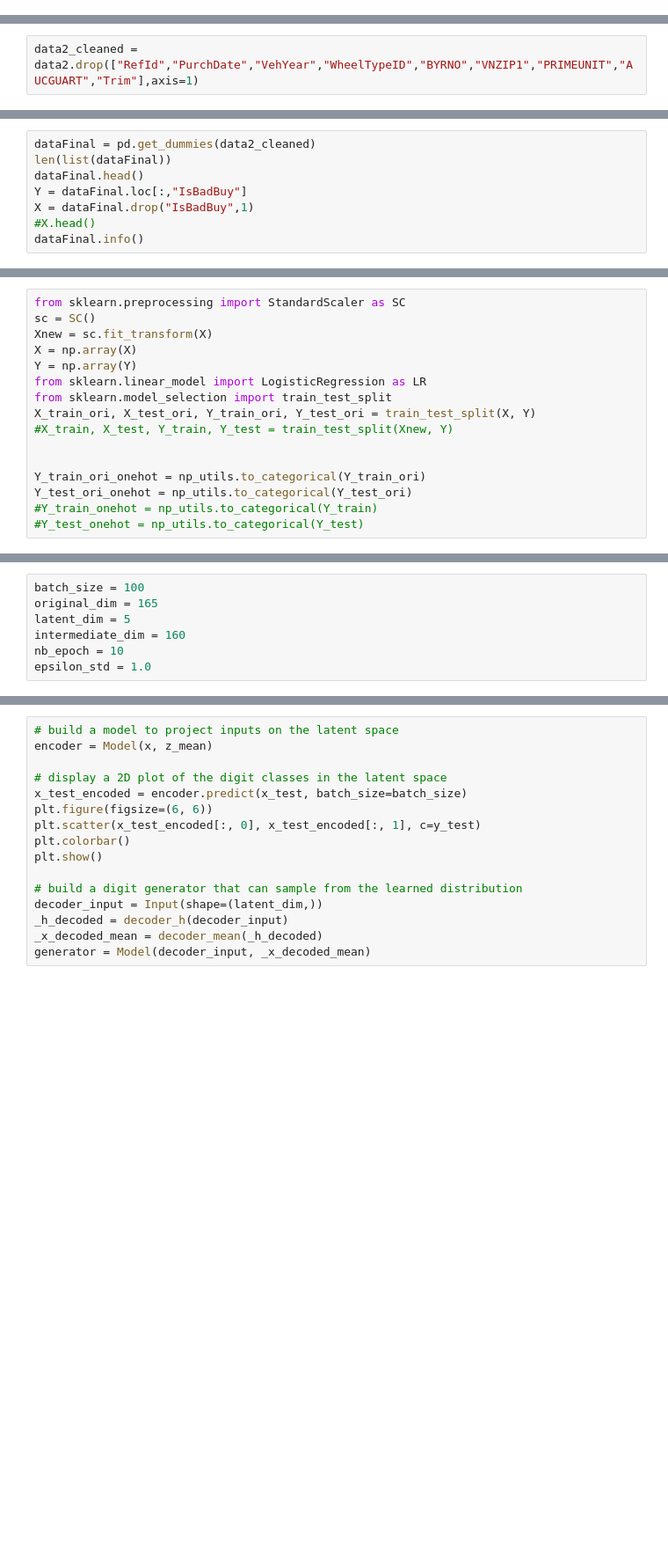
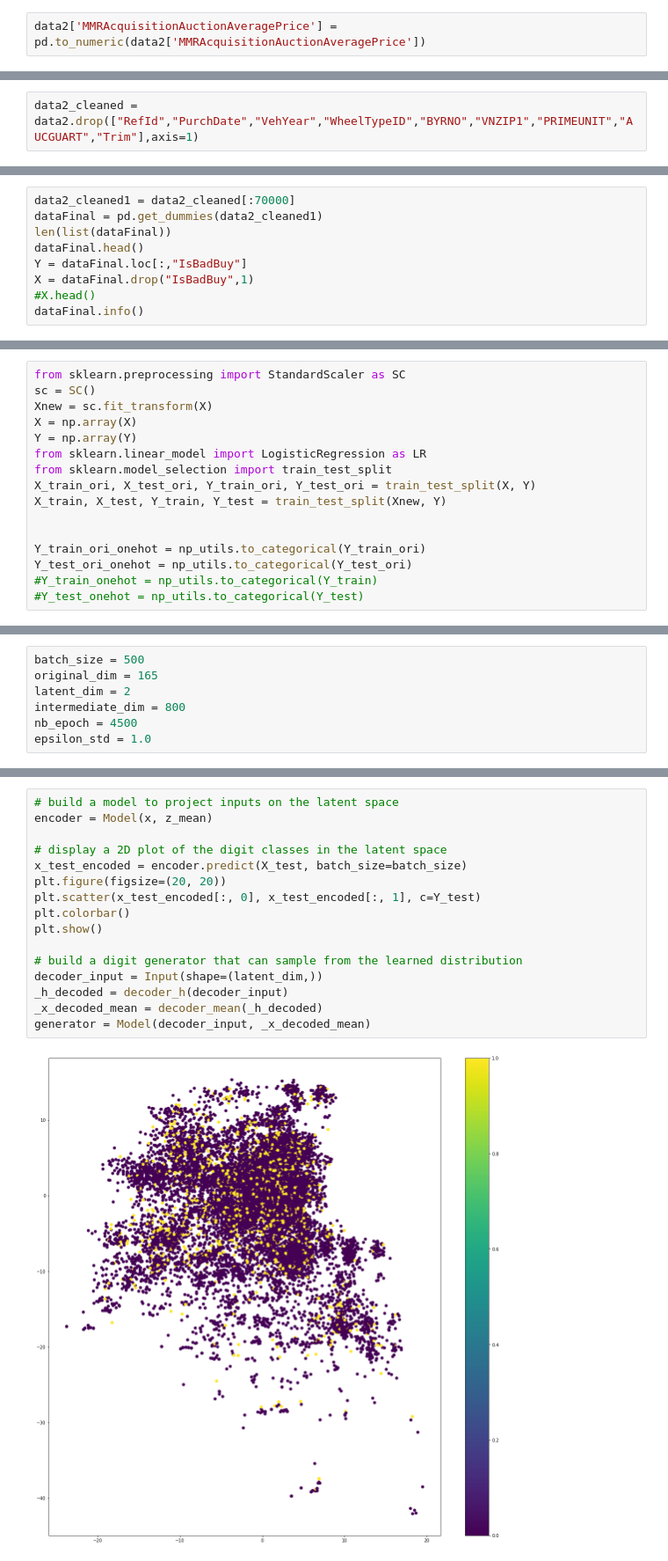
Before and after one commit to hamemomo/ML_tools, a Jupyter notebook: kaggle_goodbad_car/VAE_goodbadcar.ipynb, the cells around one changed output, grey strips where cells are left out. Shown at 88% size. Drawn from its saved outputs; the diff is of its cells as text; blank space fills up the shorter version.

```diff
--- a/kaggle_goodbad_car/VAE_goodbadcar.ipynb
+++ b/kaggle_goodbad_car/VAE_goodbadcar.ipynb
@@ -57,3 +63,5 @@ IsOnlineSale                         72983 non-null int64
 WarrantyCost                         72983 non-null int64
 dtypes: float64(10), int64(9), object(15)
 memory usage: 18.9+ MB
+# %%
+data2['MMRAcquisitionAuctionAveragePrice'] = pd.to_numeric(data2['MMRAcquisitionAuctionAveragePrice'])
@@ -71,5 +126,6 @@ data2_cleaned = data2.drop(["RefId","PurchDate","VehYear","WheelTypeID","BYRNO",
 # %%
-dataFinal = pd.get_dummies(data2_cleaned)
+data2_cleaned1 = data2_cleaned[:70000]
+dataFinal = pd.get_dummies(data2_cleaned1)
 len(list(dataFinal))
 dataFinal.head()
 Y = dataFinal.loc[:,"IsBadBuy"]
@@ -91,7 +151,7 @@ Y = np.array(Y)
 from sklearn.linear_model import LogisticRegression as LR
 from sklearn.model_selection import train_test_split
 X_train_ori, X_test_ori, Y_train_ori, Y_test_ori = train_test_split(X, Y)
-#X_train, X_test, Y_train, Y_test = train_test_split(Xnew, Y)
+X_train, X_test, Y_train, Y_test = train_test_split(Xnew, Y)
 
 
 Y_train_ori_onehot = np_utils.to_categorical(Y_train_ori)
@@ -109,7 +165,7 @@ X_test.shape
 # %%
-batch_size = 100
+batch_size = 500
 original_dim = 165
-latent_dim = 5
-intermediate_dim = 160
-nb_epoch = 10
+latent_dim = 2
+intermediate_dim = 800
+nb_epoch = 4500
 epsilon_std = 1.0
@@ -169,16 +233,18 @@ InvalidArgumentError: Incompatible shapes: [93] vs. [100]
 # %%
 # build a model to project inputs on the latent space
 encoder = Model(x, z_mean)
 
 # display a 2D plot of the digit classes in the latent space
-x_test_encoded = encoder.predict(x_test, batch_size=batch_size)
-plt.figure(figsize=(6, 6))
-plt.scatter(x_test_encoded[:, 0], x_test_encoded[:, 1], c=y_test)
+x_test_encoded = encoder.predict(X_test, batch_size=batch_size)
+plt.figure(figsize=(20, 20))
+plt.scatter(x_test_encoded[:, 0], x_test_encoded[:, 1], c=Y_test)
 plt.colorbar()
 plt.show()
 
 # build a digit generator that can sample from the learned distribution
 decoder_input = Input(shape=(latent_dim,))
 _h_decoded = decoder_h(decoder_input)
 _x_decoded_mean = decoder_mean(_h_decoded)
 generator = Model(decoder_input, _x_decoded_mean)
+# %% [output]
+[figure, added]
```
Also changed, not shown: parts of 10 cells of this notebook, 3 other files.
